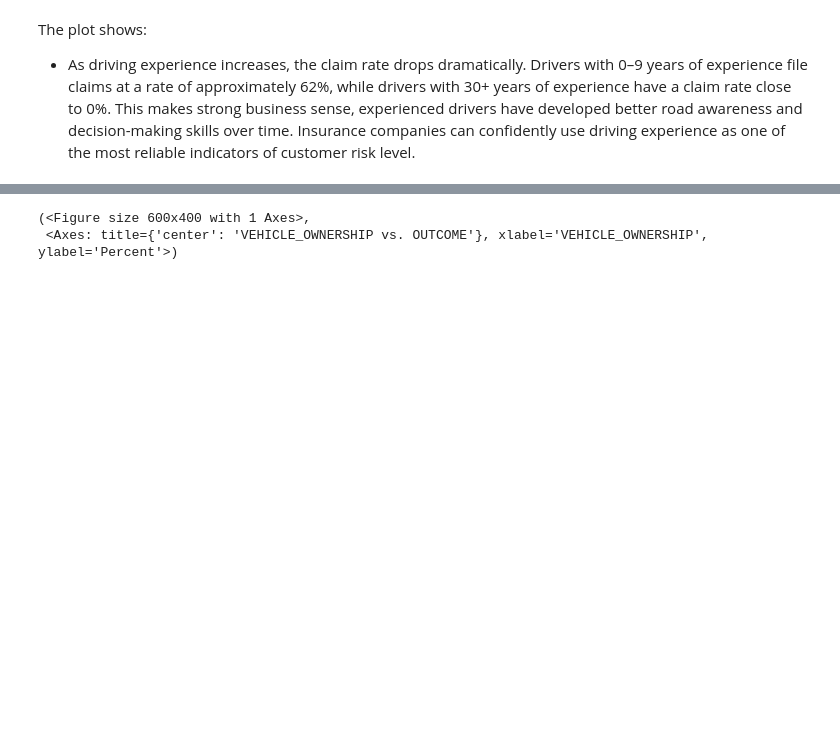
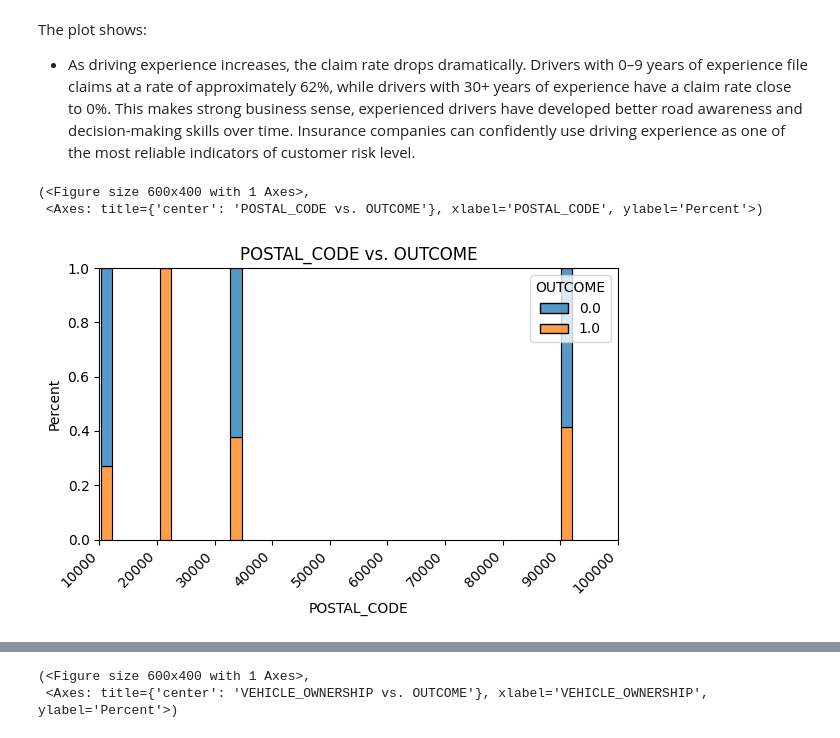
Before and after one commit to laramutair/Car-Insurance-Claim-Prediction, a Jupyter notebook: Project_4_Part_1_(Core).ipynb, the cells around one changed output, grey strips where cells are left out. Cells and saved outputs as stored; diff of their text form; code cells hidden in the pictures; blank space fills up the shorter version.

```diff
--- a/Project_4_Part_1_(Core).ipynb
+++ b/Project_4_Part_1_(Core).ipynb
@@ -611,3 +621,10 @@ plot_categorical_vs_target(df, x='DRIVING_EXPERIENCE', y='OUTCOME', figsize=(6,4
 # %% [markdown]
 The plot shows:
    - As driving experience increases, the claim rate drops dramatically. Drivers with 0–9 years of experience file claims at a rate of approximately 62%, while drivers with 30+ years of experience have a claim rate close to 0%. This makes strong business sense, experienced drivers have developed better road awareness and decision-making skills over time. Insurance companies can confidently use driving experience as one of the most reliable indicators of customer risk level.
+# %%
+plot_categorical_vs_target(df, x='POSTAL_CODE', y='OUTCOME', figsize=(6,4),
+                       target_type='class')
+# %% [output]
+(<Figure size 600x400 with 1 Axes>,
+ <Axes: title={'center': 'POSTAL_CODE vs. OUTCOME'}, xlabel='POSTAL_CODE', ylabel='Percent'>)
+[figure, added]
```
Also changed, not shown: parts of 9 cells of this notebook.
